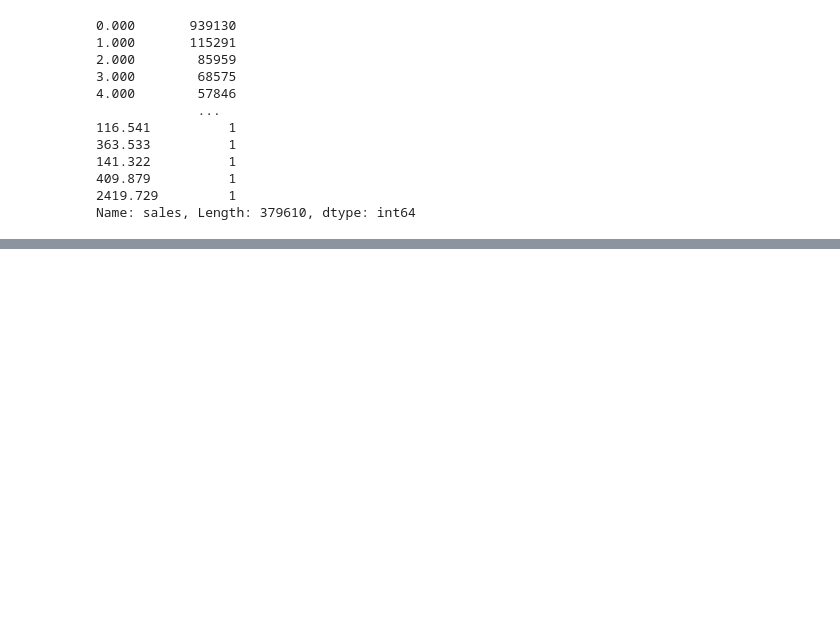
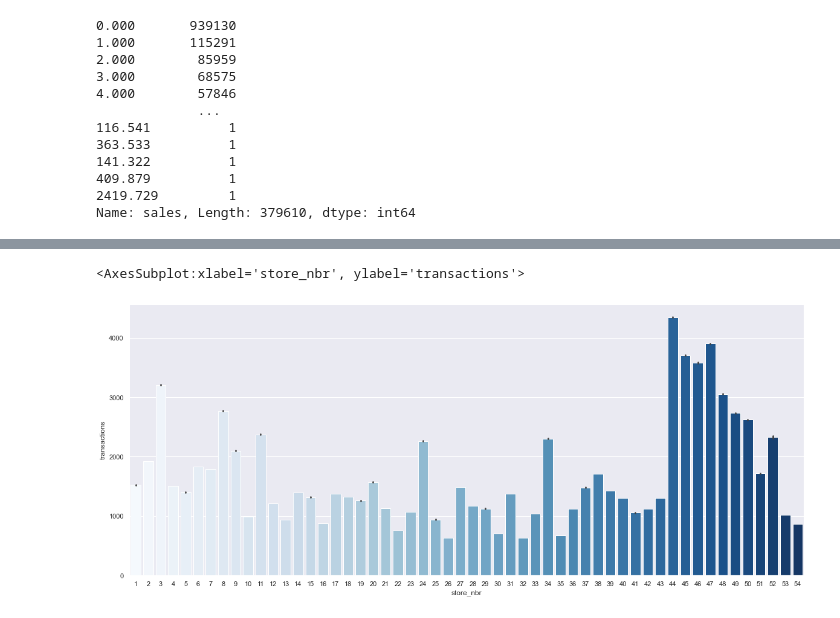
Before and after one commit to Tech-i-s/techis-ds-kaggle-store_sales_time_series_forcasting, a Jupyter notebook: store_sales_time_series_forcasting.ipynb, the cells around one changed output, grey strips where cells are left out. Cells and saved outputs as stored; diff of their text form; code cells hidden in the pictures; blank space fills up the shorter version.

```diff
--- a/store_sales_time_series_forcasting.ipynb
+++ b/store_sales_time_series_forcasting.ipynb
@@ -156,0 +352,6 @@ Name: sales, Length: 379610, dtype: int64
+# %%
+sns.set(rc={'figure.figsize':(20,8.27)})
+sns.barplot(x = 'store_nbr',y = 'transactions',data = train1,palette = "Blues")
+# %% [output]
+<AxesSubplot:xlabel='store_nbr', ylabel='transactions'>
+[figure, added]
```
Also changed, not shown: parts of 23 cells of this notebook.
